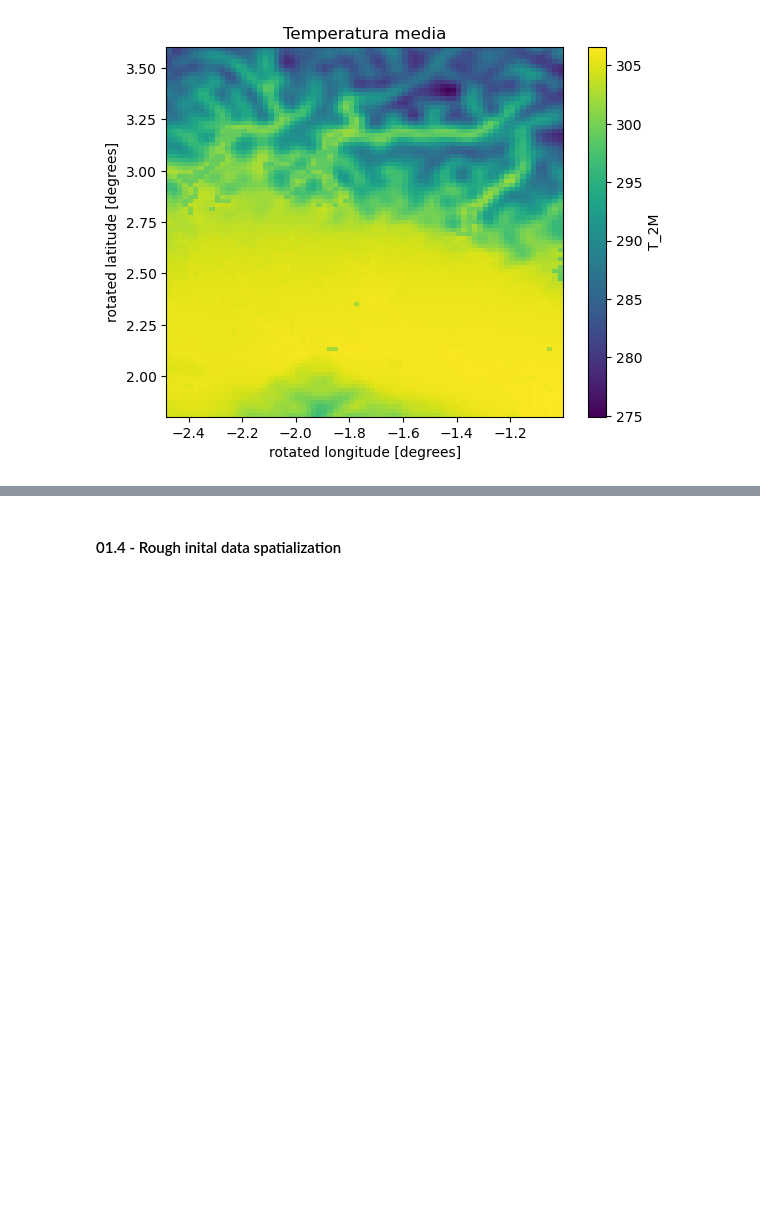
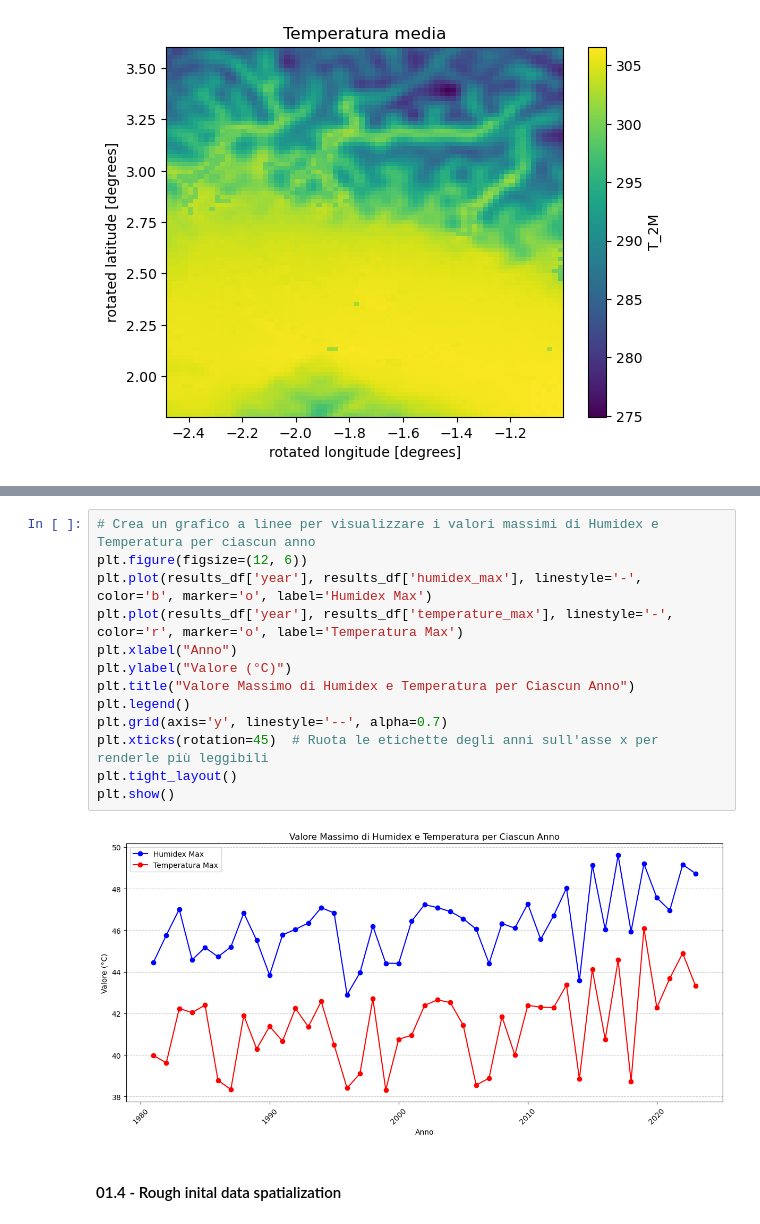
Before and after one commit to fillobissi/geoinformatics_project, a Jupyter notebook: 01_Data_exploration.ipynb, the cells around one changed output, grey strips where cells are left out. Drawn from its saved outputs; the diff is of its cells as text; blank space fills up the shorter version.

```diff
--- a/01_Data_exploration.ipynb
+++ b/01_Data_exploration.ipynb
@@ -268,3 +340,18 @@ La temperatura massima di quel giorno è: 42.23 °C
+# %%
+# Crea un grafico a linee per visualizzare i valori massimi di Humidex e Temperatura per ciascun anno
+plt.figure(figsize=(12, 6))
+plt.plot(results_df['year'], results_df['humidex_max'], linestyle='-', color='b', marker='o', label='Humidex Max')
+plt.plot(results_df['year'], results_df['temperature_max'], linestyle='-', color='r', marker='o', label='Temperatura Max')
+plt.xlabel("Anno")
+plt.ylabel("Valore (°C)")
+plt.title("Valore Massimo di Humidex e Temperatura per Ciascun Anno")
+plt.legend()
+plt.grid(axis='y', linestyle='--', alpha=0.7)
+plt.xticks(rotation=45)  # Ruota le etichette degli anni sull'asse x per renderle più leggibili
+plt.tight_layout()
+plt.show()
+# %% [output]
+[figure, added]
 # %% [markdown]
 #### 01.4 - Rough inital data spatialization
 # %%
```
Also changed, not shown: parts of 6 cells of this notebook.
